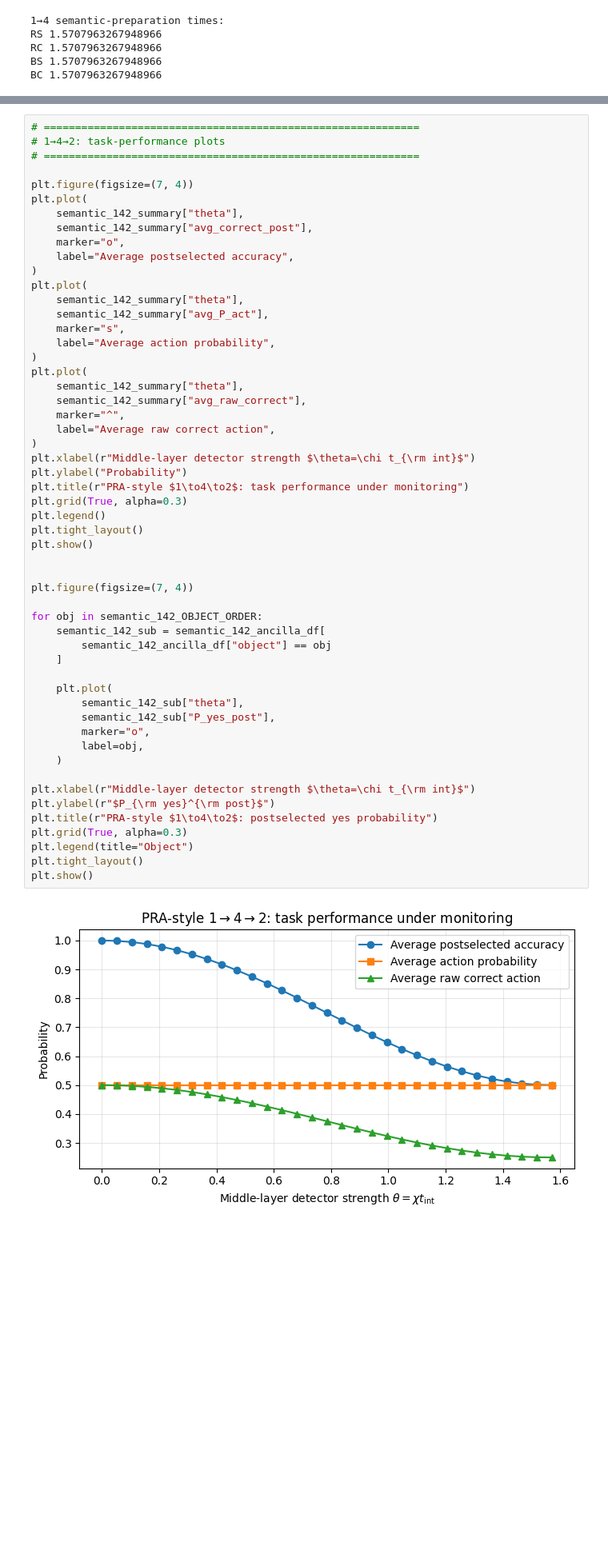
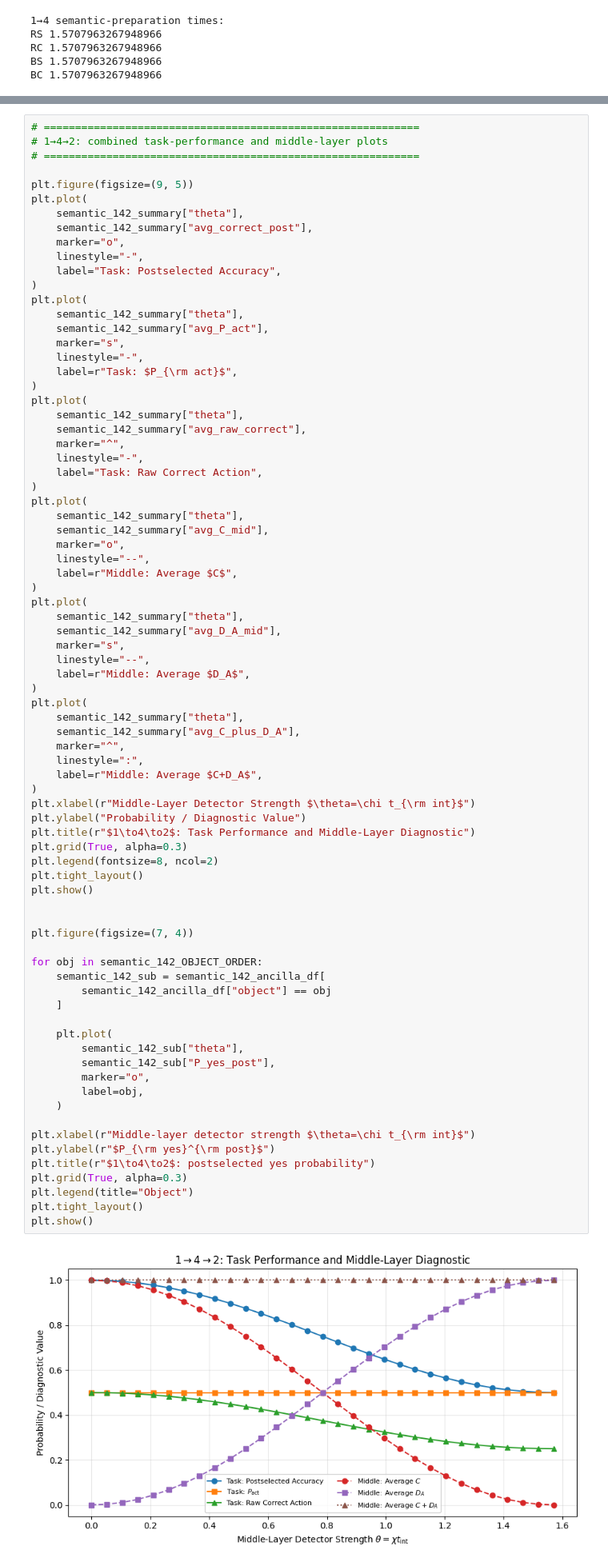
Before and after one commit to AntiPhoton47/Optical-QMEPS-Explainability, a Jupyter notebook: qMEPS_PL.ipynb, the cells around one changed output, grey strips where cells are left out. Shown at 80% size. Cells and saved outputs as stored; diff of their text form; blank space fills up the shorter version.

```diff
--- a/qMEPS_PL.ipynb
+++ b/qMEPS_PL.ipynb
@@ -4876,57 +4876,81 @@ display(semantic_142_summary.head())
 | 4 | 0.20944 | 0.978386 | 0.5 | 0.489193 | 0.010807 | 0.956773 | 4.322723e-02 | ... |
 # %%
 # ============================================================
-# 1→4→2: task-performance plots
+# 1→4→2: combined task-performance and middle-layer plots
 # ============================================================
 
-plt.figure(figsize=(7, 4))
+plt.figure(figsize=(9, 5))
 plt.plot(
     semantic_142_summary["theta"],
     semantic_142_summary["avg_correct_post"],
     marker="o",
-    label="Average postselected accuracy",
+    linestyle="-",
+    label="Task: Postselected Accuracy",
 )
 plt.plot(
     semantic_142_summary["theta"],
     semantic_142_summary["avg_P_act"],
     marker="s",
-    label="Average action probability",
+    linestyle="-",
+    label=r"Task: $P_{\rm act}$",
 )
 plt.plot(
     semantic_142_summary["theta"],
     semantic_142_summary["avg_raw_correct"],
     marker="^",
-    label="Average raw correct action",
+    linestyle="-",
+    label="Task: Raw Correct Action",
 )
-plt.xlabel(r"Middle-layer detector strength $\theta=\chi t_{\rm int}$")
-plt.ylabel("Probability")
-plt.title(r"PRA-style $1\to4\to2$: task performance under monitoring")
+plt.plot(
+    semantic_142_summary["theta"],
+    semantic_142_summary["avg_C_mid"],
+    marker="o",
+    linestyle="--",
+    label=r"Middle: Average $C$",
+)
+plt.plot(
+    semantic_142_summary["theta"],
+    semantic_142_summary["avg_D_A_mid"],
+    marker="s",
+    linestyle="--",
+    label=r"Middle: Average $D_A$",
+)
+plt.plot(
+    semantic_142_summary["theta"],
+    semantic_142_summary["avg_C_plus_D_A"],
+    marker="^",
+    linestyle=":",
+    label=r"Middle: Average $C+D_A$",
+)
+plt.xlabel(r"Middle-Layer Detector Strength $\theta=\chi t_{\rm int}$")
+plt.ylabel("Probability / Diagnostic Value")
+plt.title(r"$1\to4\to2$: Task Performance and Middle-Layer Diagnostic")
 plt.grid(True, alpha=0.3)
-plt.legend()
+plt.legend(fontsize=8, ncol=2)
 plt.tight_layout()
 plt.show()
 
 
 plt.figure(figsize=(7, 4))
 
 for obj in semantic_142_OBJECT_ORDER:
     semantic_142_sub = semantic_142_ancilla_df[
         semantic_142_ancilla_df["object"] == obj
     ]
 
     plt.plot(
         semantic_142_sub["theta"],
         semantic_142_sub["P_yes_post"],
         marker="o",
         label=obj,
     )
 
 plt.xlabel(r"Middle-layer detector strength $\theta=\chi t_{\rm int}$")
 plt.ylabel(r"$P_{\rm yes}^{\rm post}$")
-plt.title(r"PRA-style $1\to4\to2$: postselected yes probability")
+plt.title(r"$1\to4\to2$: postselected yes probability")
 plt.grid(True, alpha=0.3)
 plt.legend(title="Object")
 plt.tight_layout()
 plt.show()
 # %% [output]
-[figure, old version]
+[figure, new version]
```
Also changed, not shown: parts of 13 cells of this notebook, 1 other file.
